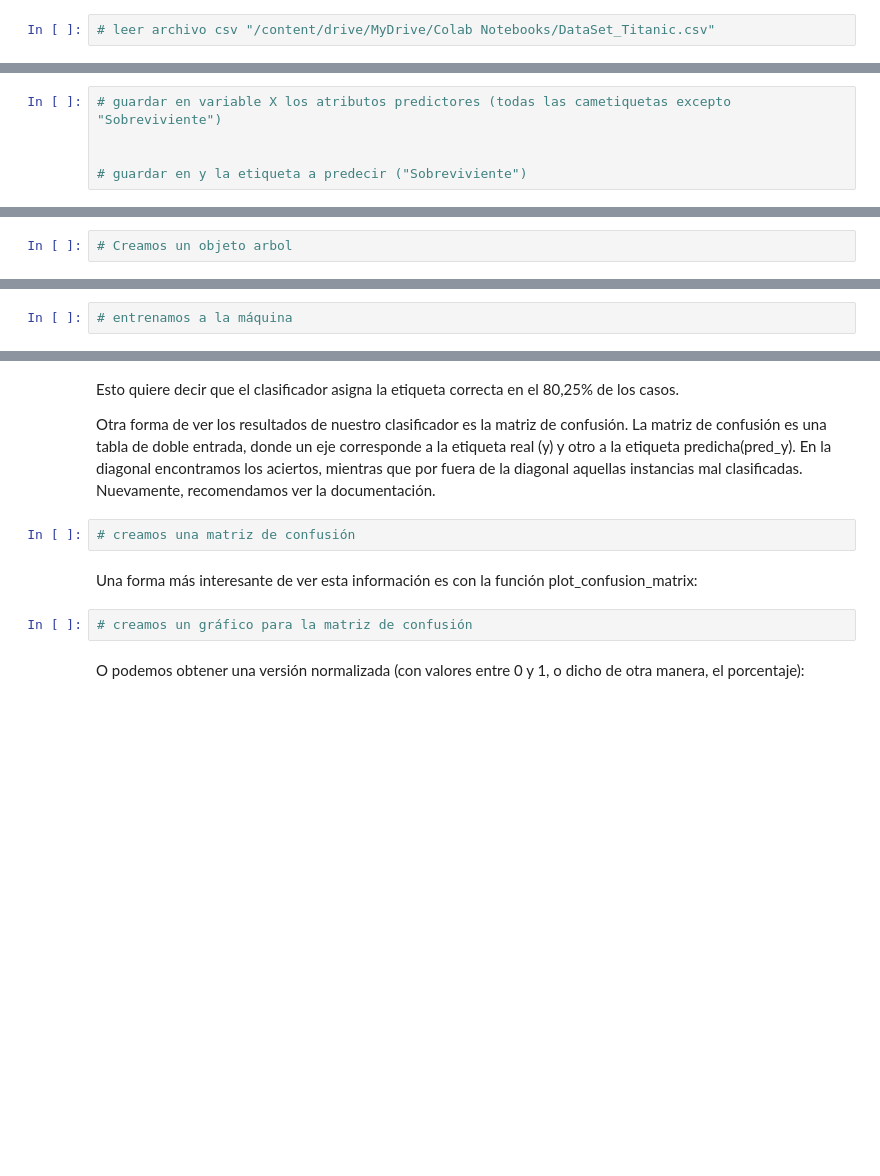
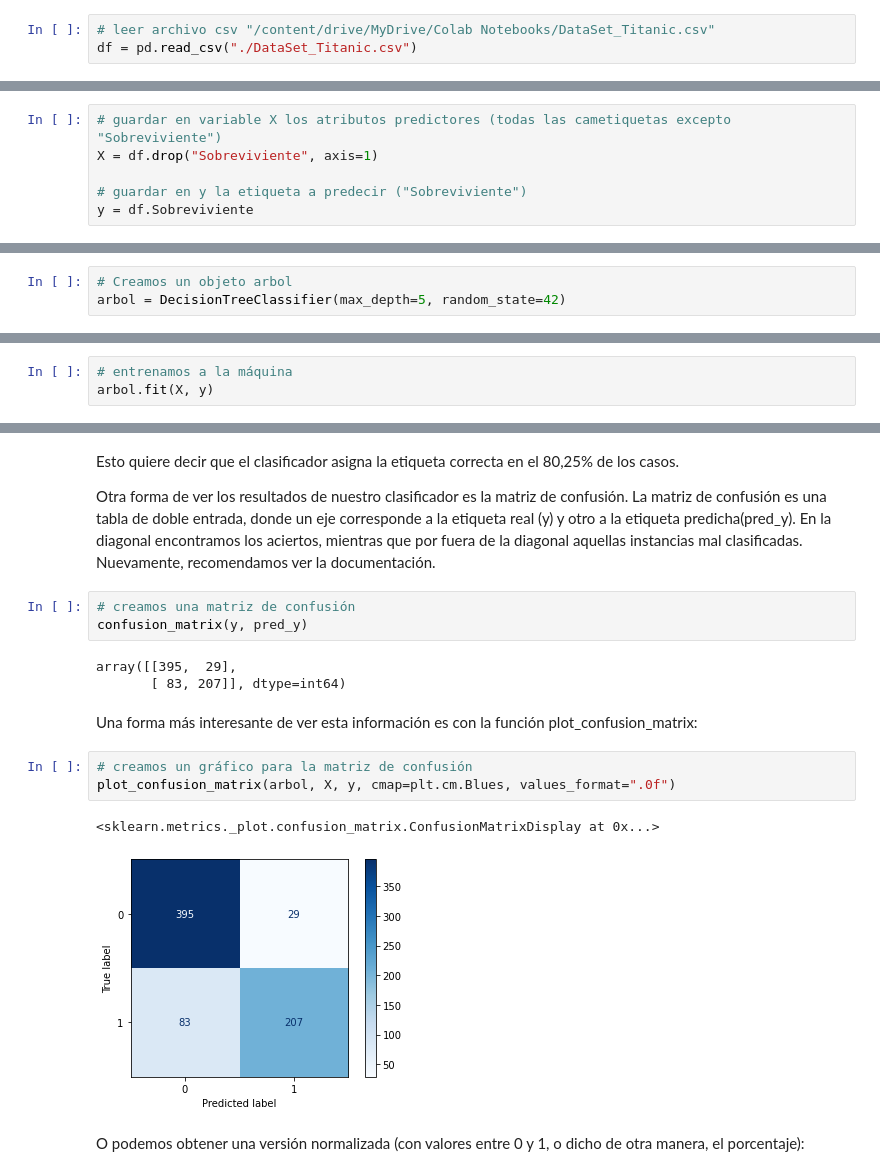
Before and after one commit to sszahinos/Python-Total-Course, a Jupyter notebook: Day 15 - Surviving Titanic (Machine Learning)/Python_TOTAL_Machine_Learning.ipynb, the cells around one changed output, grey strips where cells are left out. Cells and saved outputs as stored; diff of their text form; blank space fills up the shorter version.

```diff
--- a/Day 15 - Surviving Titanic (Machine Learning)/Python_TOTAL_Machine_Learning.ipynb
+++ b/Day 15 - Surviving Titanic (Machine Learning)/Python_TOTAL_Machine_Learning.ipynb
@@ -26,4 +33,5 @@ Nuestro Dataset está compuesto por una serie de columnas, que tienen los siguie
 # %%
 # leer archivo csv "/content/drive/MyDrive/Colab Notebooks/DataSet_Titanic.csv"
+df = pd.read_csv("./DataSet_Titanic.csv")
 # %%
 # visualizar las primeras 5 filas
@@ -33,8 +49,9 @@ Nuestro Dataset está compuesto por una serie de columnas, que tienen los siguie
 Vamos a separar el dataset de Titanic en una variable `X` los atributos que usarás para predecir, y en una variable `y` la etiqueta que quieres predecir. En este caso, si sobrevivió o no.
 # %%
 # guardar en variable X los atributos predictores (todas las cametiquetas excepto "Sobreviviente")
-
+X = df.drop("Sobreviviente", axis=1)
 
 # guardar en y la etiqueta a predecir ("Sobreviviente")
+y = df.Sobreviviente
 # %%
 # visualizar x
@@ -44,9 +77,11 @@ Vamos a separar el dataset de Titanic en una variable `X` los atributos que usar
 Si queremos entrenar un árbol de decisión para clasificar nuestras instancias, primero debemos crear un objeto correspondiente al modelo. Este objeto será de de la clase DecisionTreeClassifier, la cual importamos desde la librería Scikit-Learn.
 # %%
 # Creamos un objeto arbol
+arbol = DecisionTreeClassifier(max_depth=5, random_state=42)
 # %% [markdown]
 Hasta ahora, lo único que hicimos fue crear el objeto, nada más.
 
 Una vez que nuestro modelo fue creado, precisamos entrenarlo sobre nuestros datos. Esto lo logramos con el método **fit(...)** que poseen ***todas*** las clases correspondientes a modelos de Scikit-Learn.
 # %%
 # entrenamos a la máquina
+arbol.fit(X, y)
@@ -67,10 +107,18 @@ Esto quiere decir que el clasificador asigna la etiqueta correcta en el 80,25% d
 Otra forma de ver los resultados de nuestro clasificador es la matriz de confusión. La matriz de confusión es una tabla de doble entrada, donde un eje corresponde a la etiqueta real (y) y otro a la etiqueta predicha(pred_y). En la diagonal encontramos los aciertos, mientras que por fuera de la diagonal aquellas instancias mal clasificadas. Nuevamente, recomendamos ver la documentación.
 # %%
 # creamos una matriz de confusión
+confusion_matrix(y, pred_y)
+# %% [output]
+array([[395,  29],
+       [ 83, 207]], dtype=int64)
 # %% [markdown]
 Una forma más interesante de ver esta información es con la función plot_confusion_matrix:
 # %%
 # creamos un gráfico para la matriz de confusión
+plot_confusion_matrix(arbol, X, y, cmap=plt.cm.Blues, values_format=".0f")
+# %% [output]
+<sklearn.metrics._plot.confusion_matrix.ConfusionMatrixDisplay at 0x...>
+[figure, added]
 # %% [markdown]
 O podemos obtener una versión normalizada (con valores entre 0 y 1, o dicho de otra manera, el porcentaje):
 # %%
```
Also changed, not shown: parts of 12 cells of this notebook.
